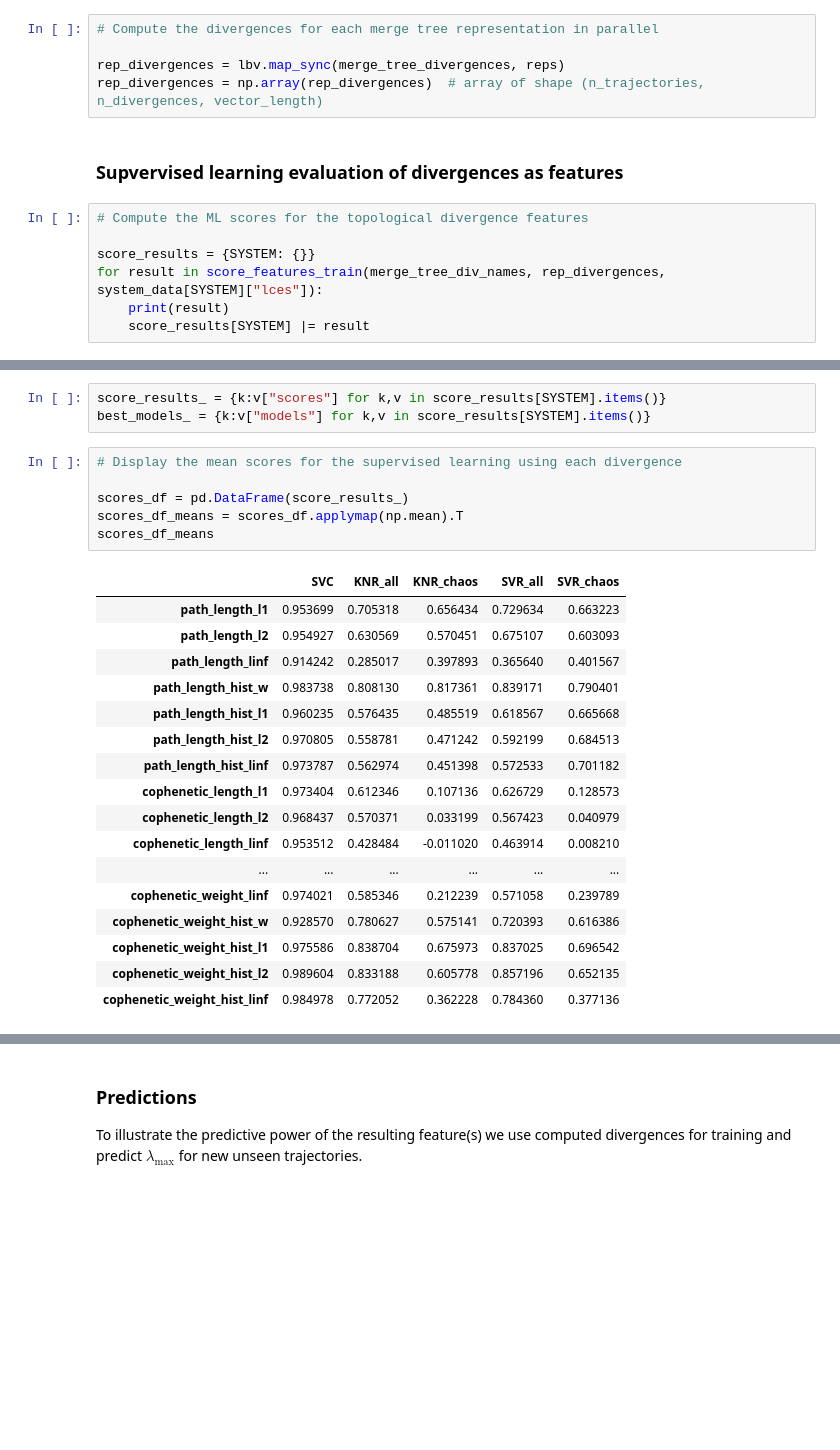
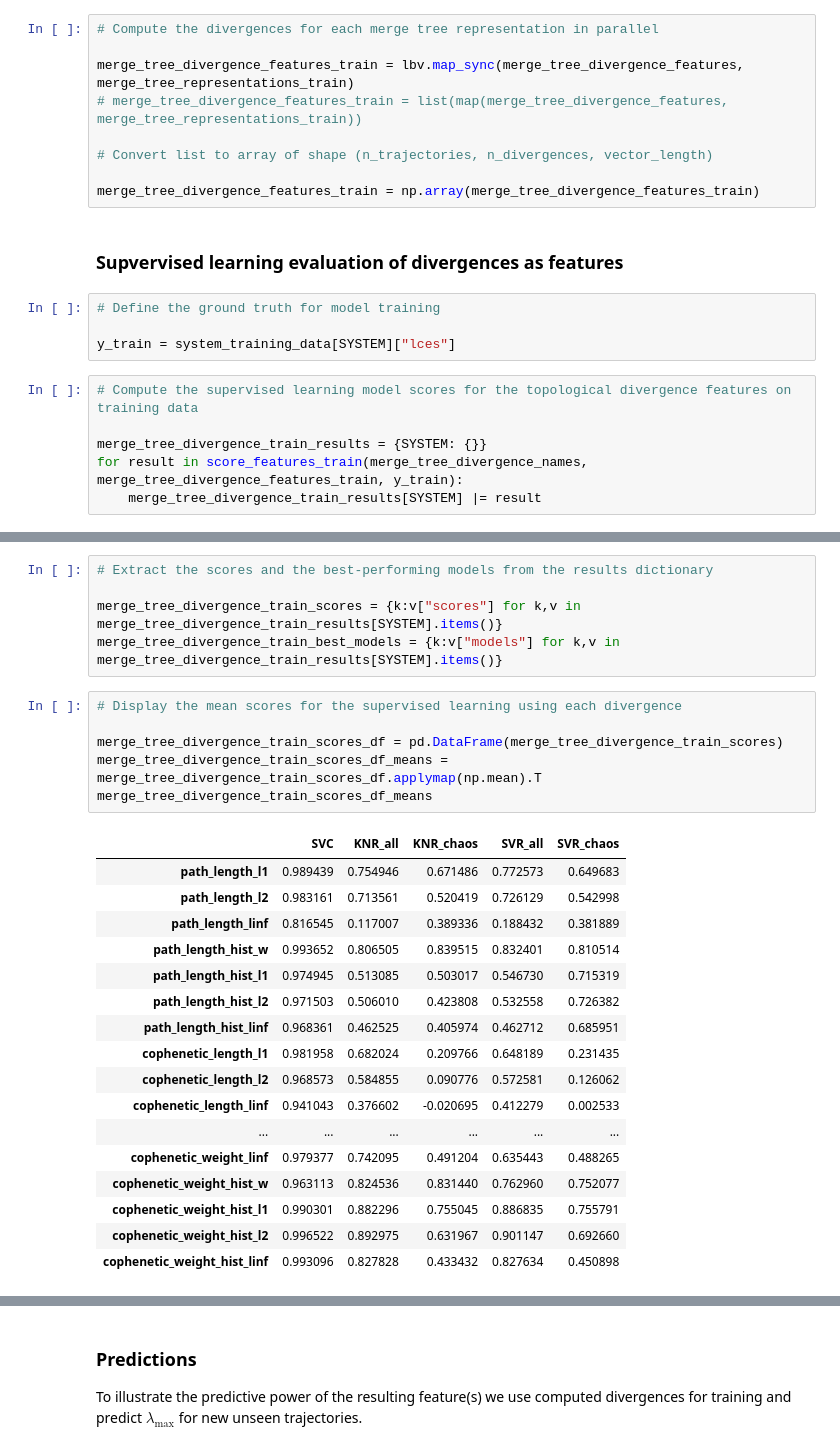
Before and after one commit to colinstephen/topological_divergences, a Jupyter notebook: white_noise.ipynb, the cells around one changed output, grey strips where cells are left out. Saved outputs shown, nothing was run; the diff lists cells and outputs as text; blank space fills up the shorter version.

```diff
--- a/white_noise.ipynb
+++ b/white_noise.ipynb
@@ -209,14 +215,21 @@ def merge_tree_divergences(rep):
 # %%
 # Compute the divergences for each merge tree representation in parallel
 
-rep_divergences = lbv.map_sync(merge_tree_divergences, reps)
-rep_divergences = np.array(rep_divergences)  # array of shape (n_trajectories, n_divergences, vector_length)
+merge_tree_divergence_features_train = lbv.map_sync(merge_tree_divergence_features, merge_tree_representations_train)
+# merge_tree_divergence_features_train = list(map(merge_tree_divergence_features, merge_tree_representations_train))
+
+# Convert list to array of shape (n_trajectories, n_divergences, vector_length)
+
+merge_tree_divergence_features_train = np.array(merge_tree_divergence_features_train)
 # %% [markdown]
 ### Supvervised learning evaluation of divergences as features
+# %%
+# Define the ground truth for model training
+
+y_train = system_training_data[SYSTEM]["lces"]
 # %%
-# Compute the ML scores for the topological divergence features
+# Compute the supervised learning model scores for the topological divergence features on training data
 
-score_results = {SYSTEM: {}}
-for result in score_features_train(merge_tree_div_names, rep_divergences, system_data[SYSTEM]["lces"]):
-    print(result)
-    score_results[SYSTEM] |= result
+merge_tree_divergence_train_results = {SYSTEM: {}}
+for result in score_features_train(merge_tree_divergence_names, merge_tree_divergence_features_train, y_train):
+    merge_tree_divergence_train_results[SYSTEM] |= result
@@ -243,27 +238,29 @@ for result in score_features_train(merge_tree_div_names, rep_divergences, system
 # %%
-score_results_ = {k:v["scores"] for k,v in score_results[SYSTEM].items()}
-best_models_ = {k:v["models"] for k,v in score_results[SYSTEM].items()}
+# Extract the scores and the best-performing models from the results dictionary
+
+merge_tree_divergence_train_scores = {k:v["scores"] for k,v in merge_tree_divergence_train_results[SYSTEM].items()}
+merge_tree_divergence_train_best_models = {k:v["models"] for k,v in merge_tree_divergence_train_results[SYSTEM].items()}
 # %%
 # Display the mean scores for the supervised learning using each divergence
 
-scores_df = pd.DataFrame(score_results_)
-scores_df_means = scores_df.applymap(np.mean).T
-scores_df_means
+merge_tree_divergence_train_scores_df = pd.DataFrame(merge_tree_divergence_train_scores)
+merge_tree_divergence_train_scores_df_means = merge_tree_divergence_train_scores_df.applymap(np.mean).T
+merge_tree_divergence_train_scores_df_means
 # %% [output]
 |  | SVC | KNR_all | KNR_chaos | SVR_all | SVR_chaos |
-| path_length_l1 | 0.953699 | 0.705318 | 0.656434 | 0.729634 | 0.663223 |
-| path_length_l2 | 0.954927 | 0.630569 | 0.570451 | 0.675107 | 0.603093 |
-| path_length_linf | 0.914242 | 0.285017 | 0.397893 | 0.365640 | 0.401567 |
-| path_length_hist_w | 0.983738 | 0.808130 | 0.817361 | 0.839171 | 0.790401 |
-| path_length_hist_l1 | 0.960235 | 0.576435 | 0.485519 | 0.618567 | 0.665668 |
-| path_length_hist_l2 | 0.970805 | 0.558781 | 0.471242 | 0.592199 | 0.684513 |
-| path_length_hist_linf | 0.973787 | 0.562974 | 0.451398 | 0.572533 | 0.701182 |
-| cophenetic_length_l1 | 0.973404 | 0.612346 | 0.107136 | 0.626729 | 0.128573 |
-| cophenetic_length_l2 | 0.968437 | 0.570371 | 0.033199 | 0.567423 | 0.040979 |
-| cophenetic_length_linf | 0.953512 | 0.428484 | -0.011020 | 0.463914 | 0.008210 |
+| path_length_l1 | 0.989439 | 0.754946 | 0.671486 | 0.772573 | 0.649683 |
+| path_length_l2 | 0.983161 | 0.713561 | 0.520419 | 0.726129 | 0.542998 |
+| path_length_linf | 0.816545 | 0.117007 | 0.389336 | 0.188432 | 0.381889 |
+| path_length_hist_w | 0.993652 | 0.806505 | 0.839515 | 0.832401 | 0.810514 |
+| path_length_hist_l1 | 0.974945 | 0.513085 | 0.503017 | 0.546730 | 0.715319 |
+| path_length_hist_l2 | 0.971503 | 0.506010 | 0.423808 | 0.532558 | 0.726382 |
+| path_length_hist_linf | 0.968361 | 0.462525 | 0.405974 | 0.462712 | 0.685951 |
+| cophenetic_length_l1 | 0.981958 | 0.682024 | 0.209766 | 0.648189 | 0.231435 |
+| cophenetic_length_l2 | 0.968573 | 0.584855 | 0.090776 | 0.572581 | 0.126062 |
+| cophenetic_length_linf | 0.941043 | 0.376602 | -0.020695 | 0.412279 | 0.002533 |
 | ... | ... | ... | ... | ... | ... |
-| cophenetic_weight_linf | 0.974021 | 0.585346 | 0.212239 | 0.571058 | 0.239789 |
-| cophenetic_weight_hist_w | 0.928570 | 0.780627 | 0.575141 | 0.720393 | 0.616386 |
-| cophenetic_weight_hist_l1 | 0.975586 | 0.838704 | 0.675973 | 0.837025 | 0.696542 |
-| cophenetic_weight_hist_l2 | 0.989604 | 0.833188 | 0.605778 | 0.857196 | 0.652135 |
-| cophenetic_weight_hist_linf | 0.984978 | 0.772052 | 0.362228 | 0.784360 | 0.377136 |
+| cophenetic_weight_linf | 0.979377 | 0.742095 | 0.491204 | 0.635443 | 0.488265 |
+| cophenetic_weight_hist_w | 0.963113 | 0.824536 | 0.831440 | 0.762960 | 0.752077 |
+| cophenetic_weight_hist_l1 | 0.990301 | 0.882296 | 0.755045 | 0.886835 | 0.755791 |
+| cophenetic_weight_hist_l2 | 0.996522 | 0.892975 | 0.631967 | 0.901147 | 0.692660 |
+| cophenetic_weight_hist_linf | 0.993096 | 0.827828 | 0.433432 | 0.827634 | 0.450898 |
```
Also changed, not shown: parts of 40 cells of this notebook, 1 other file.
